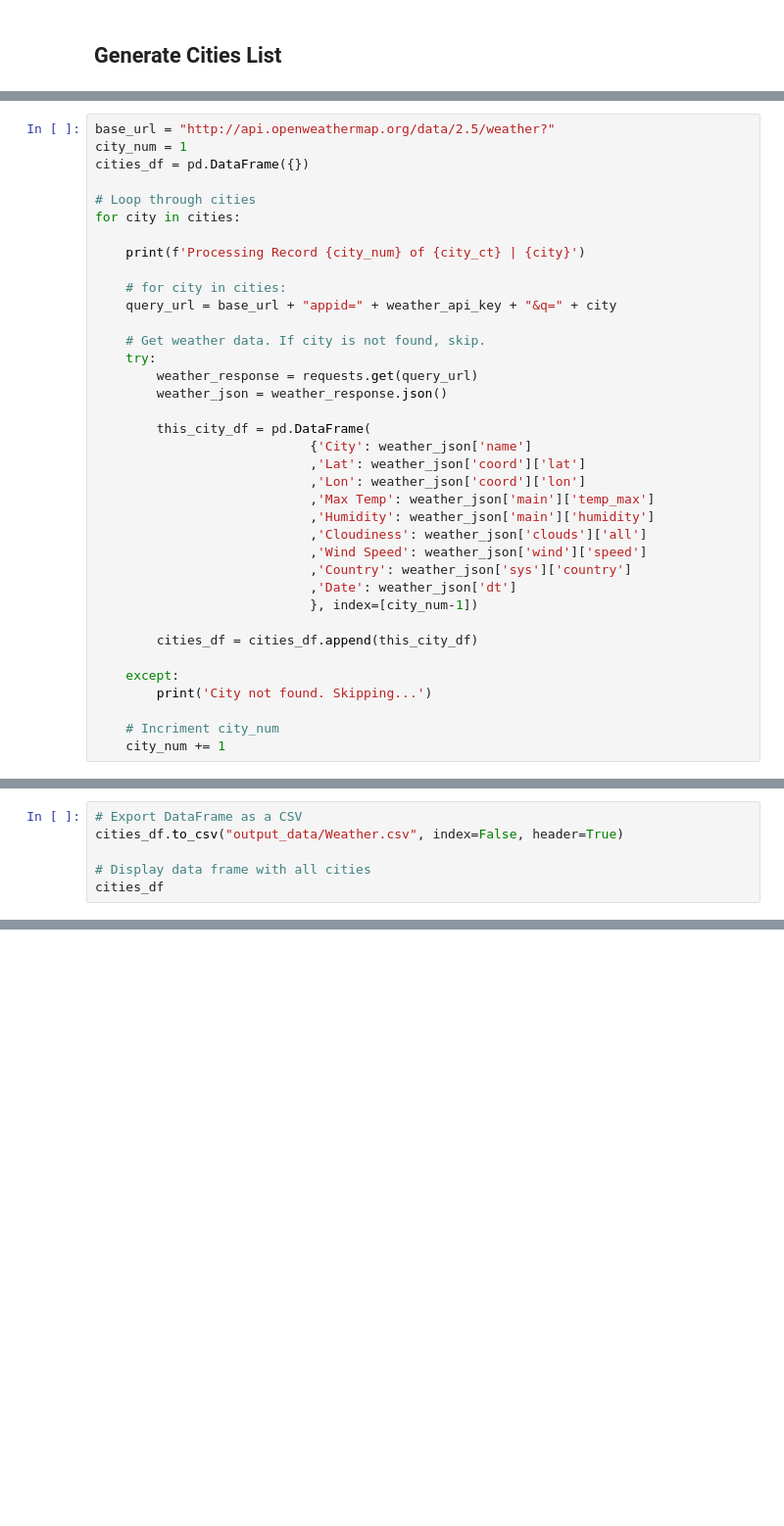
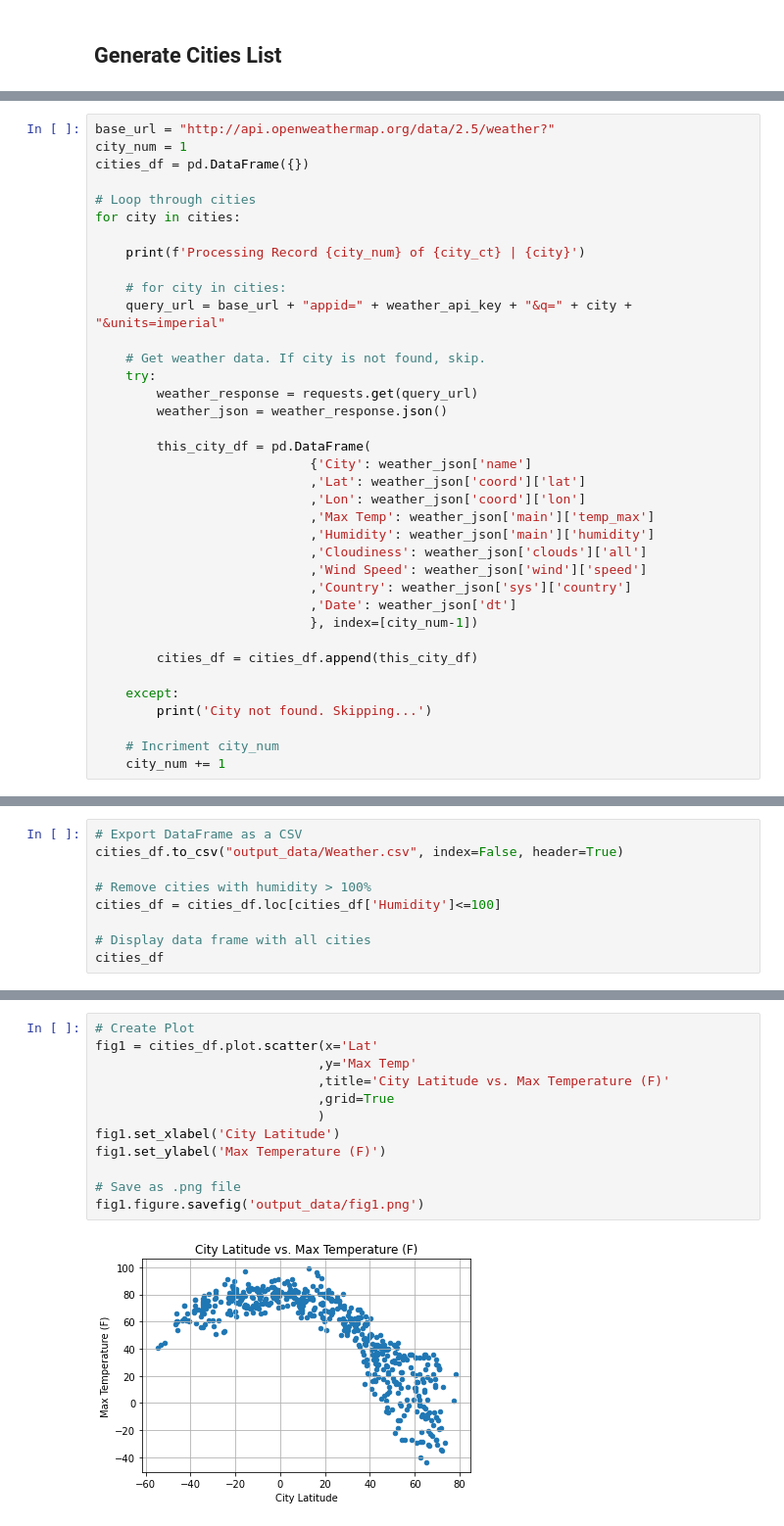
Before and after one commit to cgangi2216/python-api-challenge, a Jupyter notebook: Weather/WeatherPy.ipynb, the cells around one changed output, grey strips where cells are left out. Shown at 98% size. Drawn from its saved outputs; the diff is of its cells as text; blank space fills up the shorter version.

Commit message:
Add weather scatter plots

```diff
--- a/Weather/WeatherPy.ipynb
+++ b/Weather/WeatherPy.ipynb
@@ -63,7 +63,7 @@ for city in cities:
     print(f'Processing Record {city_num} of {city_ct} | {city}')
 
     # for city in cities:
-    query_url = base_url + "appid=" + weather_api_key + "&q=" + city
+    query_url = base_url + "appid=" + weather_api_key + "&q=" + city + "&units=imperial"
 
     # Get weather data. If city is not found, skip.
     try:
@@ -111,6 +111,9 @@ Processing Record 620 of 620 | oyama
 # Export DataFrame as a CSV
 cities_df.to_csv("output_data/Weather.csv", index=False, header=True)
 
+# Remove cities with humidity > 100%
+cities_df = cities_df.loc[cities_df['Humidity']<=100]
+
 # Display data frame with all cities
 cities_df
 # %% [output]
@@ -117,0 +136,14 @@ NameError: name 'file_one_df' is not defined
+# %%
+# Create Plot
+fig1 = cities_df.plot.scatter(x='Lat'
+                             ,y='Max Temp'
+                             ,title='City Latitude vs. Max Temperature (F)'
+                             ,grid=True
+                             )
+fig1.set_xlabel('City Latitude')
+fig1.set_ylabel('Max Temperature (F)')
+
+# Save as .png file
+fig1.figure.savefig('output_data/fig1.png')
+# %% [output]
+[figure, added]
```
Also changed, not shown: parts of 11 cells of this notebook, 5 other files.
